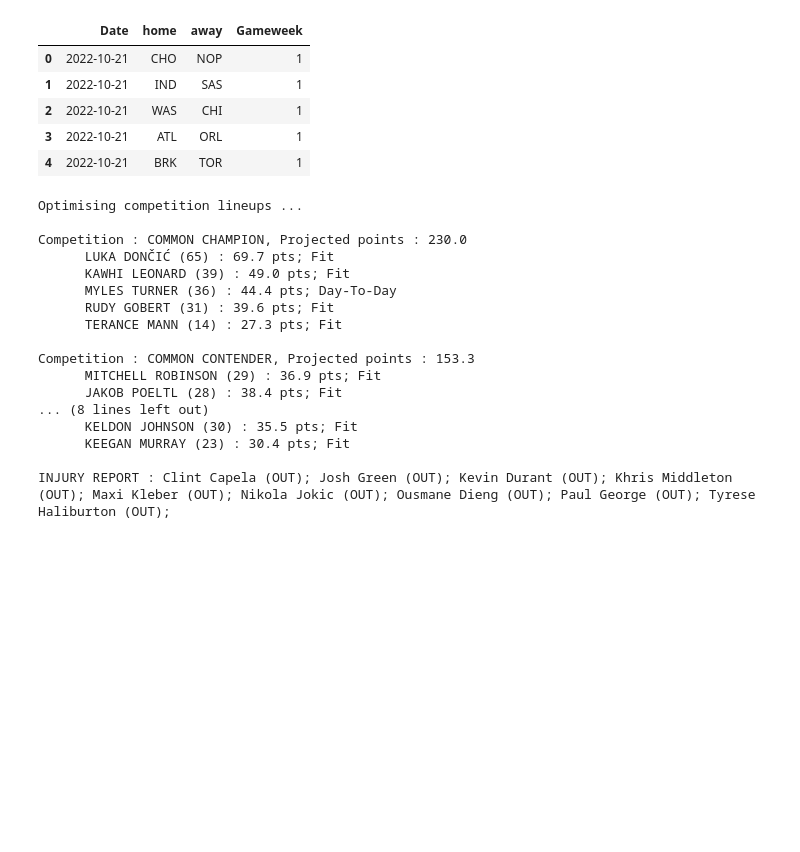
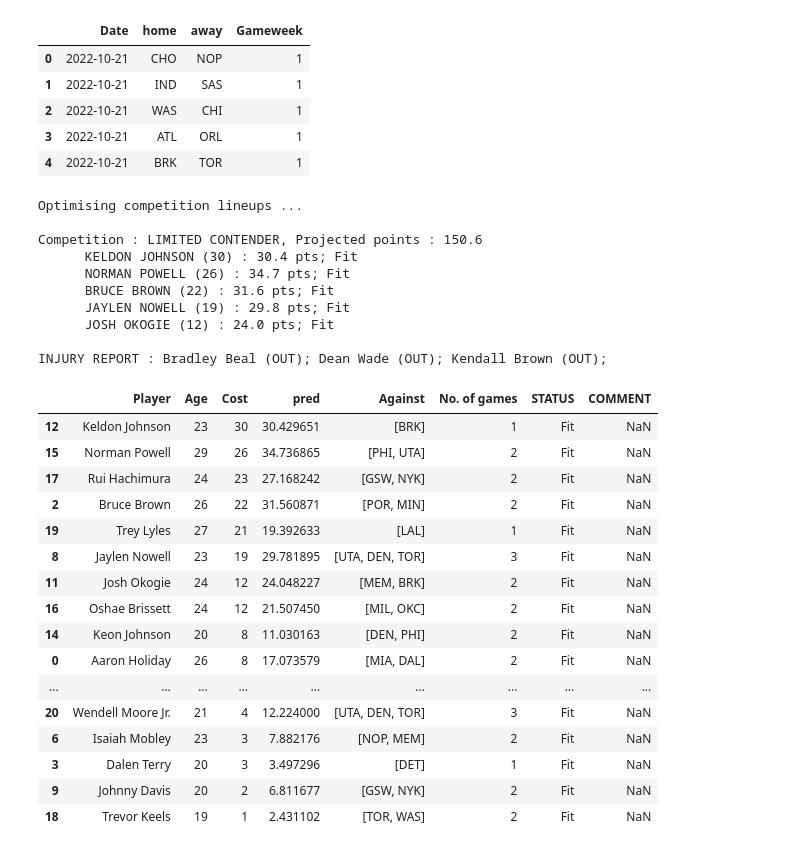
Before and after one commit to martinbog19/SORARE_lineup_builder, a Jupyter notebook: lineup_builder.ipynb, the cells around one changed output. Cells and saved outputs as stored; diff of their text form; code cells hidden in the pictures; blank space fills up the shorter version.

```diff
--- a/lineup_builder.ipynb
+++ b/lineup_builder.ipynb
@@ -25,7 +26,11 @@ def multiplier(n, mean, std) :
 
     if n == 0 : # If there's no game : 0 score prediction
         return 0
-    if n == 1 : # If there's 1 game : no multiplier needed
+    elif n == 1 : # If there's 1 game : no multiplier needed
+        return 1
+    elif math.isnan(mean) : # If there's 1 game : no multiplier needed
+        return 1
+    elif math.isnan(std) : # If there's 1 game : no multiplier needed
         return 1
 
     else : # More than 1 game : multiplier required
@@ -251,12 +252,11 @@ def my_teams(gameweek, competitions, limited = False) :
     injuries['Name_merge'] = injuries['NAME'].apply(lambda x: unidecode(x).lower().replace('.', '').replace('jr', '').replace('sr', '').replace('ii', '').replace('iii', ''))
     my_data = my_data.merge(injuries, on = 'Name_merge', how = 'left')
     my_data['STATUS'] = my_data['STATUS'].replace(np.nan, 'Fit')
-    my_injuries = my_data[my_data['STATUS'] == 'Out']
-    my_data = my_data[my_data['STATUS'] != 'Out']
+    my_injuries = my_data[my_data['STATUS'] != 'Fit']
+    my_data = my_data[my_data['STATUS'] == 'Fit']
     for player, status in zip(my_injuries['NAME'], my_injuries['STATUS']) :
         injury_report = injury_report + f' {player} ({status.upper()});'
     #############################
-
 
     ### COMPUTE MY PLAYERS PROJECTED SCORES ###
     clear_output()
@@ -325,7 +325,6 @@ def my_teams(gameweek, competitions, limited = False) :
                 if d[1].varValue == 1.0 :
                     sel_mvp = d[0]
 
-
         #############################
 
     for competition, players in zip(competitions, selected_players) :
@@ -360,7 +359,7 @@ common_all_offense = { 'NAME'         :  'COMMON ALL OFFENSE',
                        'MVP'          :  True,
                        'ELIGIBILITY'  :  None}
 
-limited_contender =  { 'NAME'         :  'LIMIED CONTENDER',
+limited_contender =  { 'NAME'         :  'LIMITED CONTENDER',
                        'CAP'          :  110,
                        'MVP'          :  False,
                        'ELIGIBILITY'  :  None}
@@ -372,26 +371,39 @@ common_u23        =  { 'NAME'         :  'COMMON UNDER 23',
 
 
 competitions = [common_champion, common_contender, common_u23]
-#competitions = [limited_contender]
+competitions = [limited_contender]
 
-gameweek = 25
+gameweek = 26
 
-selection = my_teams(gameweek, competitions, limited = False)
+selection = my_teams(gameweek, competitions, limited = True)
 # %% [output]
 Optimising competition lineups ...
 
-Competition : COMMON CHAMPION, Projected points : 230.0
-      LUKA DONČIĆ (65) : 69.7 pts; Fit
-      KAWHI LEONARD (39) : 49.0 pts; Fit
-      MYLES TURNER (36) : 44.4 pts; Day-To-Day
-      RUDY GOBERT (31) : 39.6 pts; Fit
-      TERANCE MANN (14) : 27.3 pts; Fit
+Competition : LIMITED CONTENDER, Projected points : 150.6
+      KELDON JOHNSON (30) : 30.4 pts; Fit
+      NORMAN POWELL (26) : 34.7 pts; Fit
+      BRUCE BROWN (22) : 31.6 pts; Fit
+      JAYLEN NOWELL (19) : 29.8 pts; Fit
+      JOSH OKOGIE (12) : 24.0 pts; Fit
 
-Competition : COMMON CONTENDER, Projected points : 153.3
-      MITCHELL ROBINSON (29) : 36.9 pts; Fit
-      JAKOB POELTL (28) : 38.4 pts; Fit
-... (8 lines left out)
-      KELDON JOHNSON (30) : 35.5 pts; Fit
-      KEEGAN MURRAY (23) : 30.4 pts; Fit
-
-INJURY REPORT : Clint Capela (OUT); Josh Green (OUT); Kevin Durant (OUT); Khris Middleton (OUT); Maxi Kleber (OUT); Nikola Jokic (OUT); Ousmane Dieng (OUT); Paul George (OUT); Tyrese Haliburton (OUT);
+INJURY REPORT : Bradley Beal (OUT); Dean Wade (OUT); Kendall Brown (OUT);
+# %%
+selection
+# %% [output]
+|  | Player | Age | Cost | pred | Against | No. of games | STATUS | COMMENT |
+| 12 | Keldon Johnson | 23 | 30 | 30.429651 | [BRK] | 1 | Fit | NaN |
+| 15 | Norman Powell | 29 | 26 | 34.736865 | [PHI, UTA] | 2 | Fit | NaN |
+| 17 | Rui Hachimura | 24 | 23 | 27.168242 | [GSW, NYK] | 2 | Fit | NaN |
+| 2 | Bruce Brown | 26 | 22 | 31.560871 | [POR, MIN] | 2 | Fit | NaN |
+| 19 | Trey Lyles | 27 | 21 | 19.392633 | [LAL] | 1 | Fit | NaN |
+| 8 | Jaylen Nowell | 23 | 19 | 29.781895 | [UTA, DEN, TOR] | 3 | Fit | NaN |
+| 11 | Josh Okogie | 24 | 12 | 24.048227 | [MEM, BRK] | 2 | Fit | NaN |
+| 16 | Oshae Brissett | 24 | 12 | 21.507450 | [MIL, OKC] | 2 | Fit | NaN |
+| 14 | Keon Johnson | 20 | 8 | 11.030163 | [DEN, PHI] | 2 | Fit | NaN |
+| 0 | Aaron Holiday | 26 | 8 | 17.073579 | [MIA, DAL] | 2 | Fit | NaN |
+| ... | ... | ... | ... | ... | ... | ... | ... | ... |
+| 20 | Wendell Moore Jr. | 21 | 4 | 12.224000 | [UTA, DEN, TOR] | 3 | Fit | NaN |
+| 6 | Isaiah Mobley | 23 | 3 | 7.882176 | [NOP, MEM] | 2 | Fit | NaN |
+| 3 | Dalen Terry | 20 | 3 | 3.497296 | [DET] | 1 | Fit | NaN |
+| 9 | Johnny Davis | 20 | 2 | 6.811677 | [GSW, NYK] | 2 | Fit | NaN |
+| 18 | Trevor Keels | 19 | 1 | 2.431102 | [TOR, WAS] | 2 | Fit | NaN |
```
Also changed, not shown: parts of 6 cells of this notebook, 3 other files.
